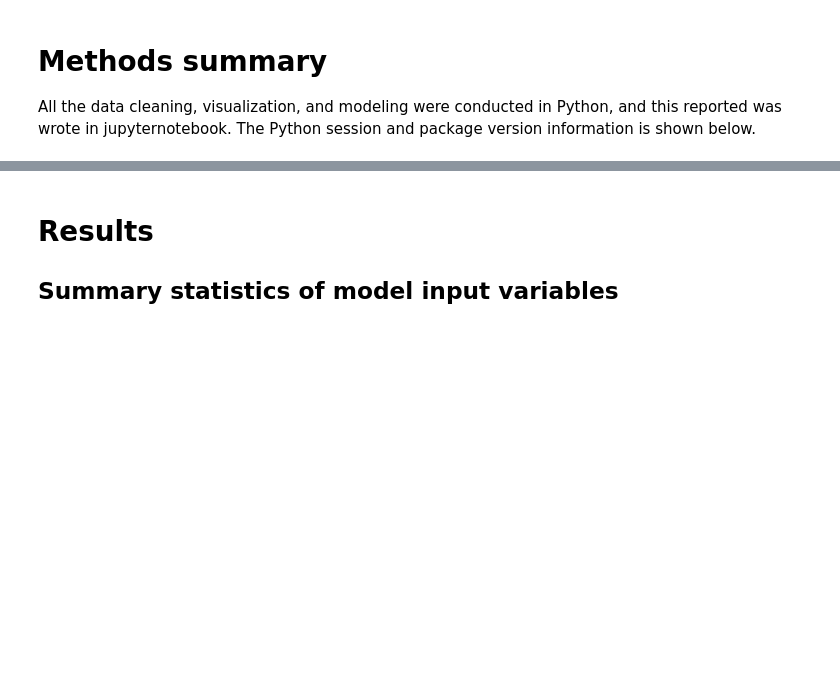
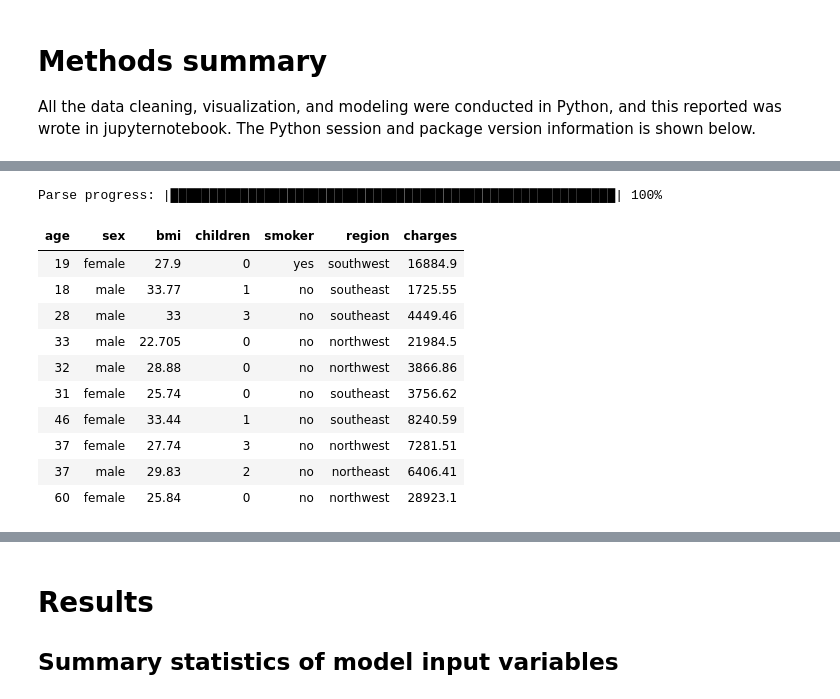
Before and after one commit to caimiao0714/HDS5230Homework, a Jupyter notebook: Final exam/HDS5230 Final Exam - programming - Miao Cai.ipynb, the cells around one changed output, grey strips where cells are left out. Cells and saved outputs as stored; diff of their text form; code cells hidden in the pictures; blank space fills up the shorter version.

```diff
--- a/Final exam/HDS5230 Final Exam - programming - Miao Cai.ipynb
+++ b/Final exam/HDS5230 Final Exam - programming - Miao Cai.ipynb
@@ -56,0 +97,16 @@ Seaborn version:0.9.0
+# %%
+d0 = h2o.import_file("insurance.csv")
+d0
+# %% [output]
+Parse progress: |█████████████████████████████████████████████████████████| 100%
+| age | sex | bmi | children | smoker | region | charges |
+| 19 | female | 27.9 | 0 | yes | southwest | 16884.9 |
+| 18 | male | 33.77 | 1 | no | southeast | 1725.55 |
+| 28 | male | 33 | 3 | no | southeast | 4449.46 |
+| 33 | male | 22.705 | 0 | no | northwest | 21984.5 |
+| 32 | male | 28.88 | 0 | no | northwest | 3866.86 |
+| 31 | female | 25.74 | 0 | no | southeast | 3756.62 |
+| 46 | female | 33.44 | 1 | no | southeast | 8240.59 |
+| 37 | female | 27.74 | 3 | no | northwest | 7281.51 |
+| 37 | male | 29.83 | 2 | no | northeast | 6406.41 |
+| 60 | female | 25.84 | 0 | no | northwest | 28923.1 |
```
Also changed, not shown: parts of 13 cells of this notebook.
